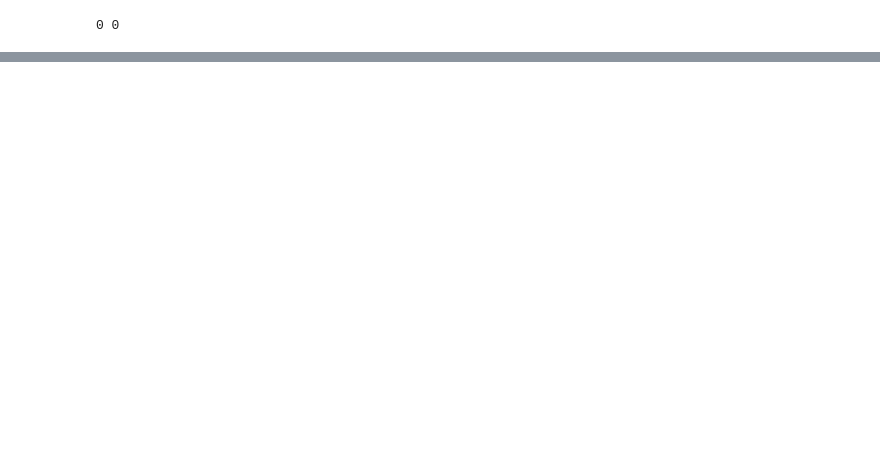
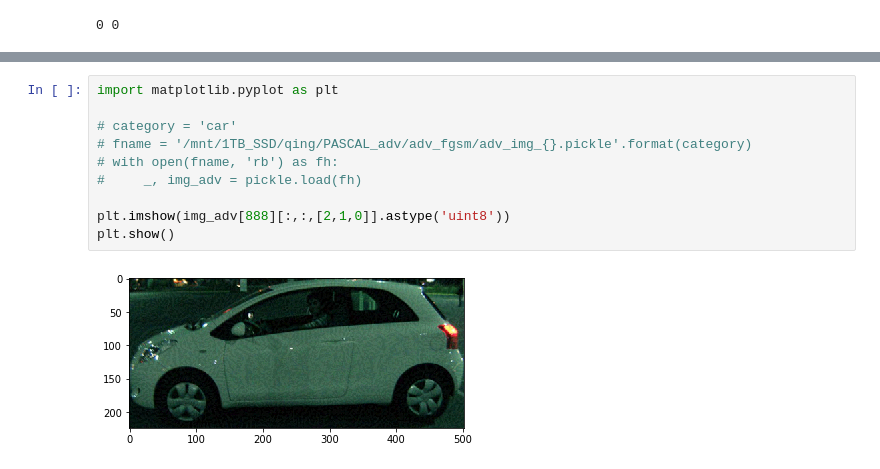
Before and after one commit to qliu24/PASCAL_VC, a Jupyter notebook: src/Rst_stats.ipynb, the cells around one changed output, grey strips where cells are left out. Drawn from its saved outputs; the diff is of its cells as text; blank space fills up the shorter version.

```diff
--- a/src/Rst_stats.ipynb
+++ b/src/Rst_stats.ipynb
@@ -109,0 +136,12 @@ for category in all_categories:
+# %%
+import matplotlib.pyplot as plt
+
+# category = 'car'
+# fname = '/mnt/1TB_SSD/qing/PASCAL_adv/adv_fgsm/adv_img_{}.pickle'.format(category)
+# with open(fname, 'rb') as fh:
+#     _, img_adv = pickle.load(fh)
+
+plt.imshow(img_adv[888][:,:,[2,1,0]].astype('uint8'))
+plt.show()
+# %% [output]
+[figure, added]
```
Also changed, not shown: parts of 6 cells of this notebook, 22 other files.
